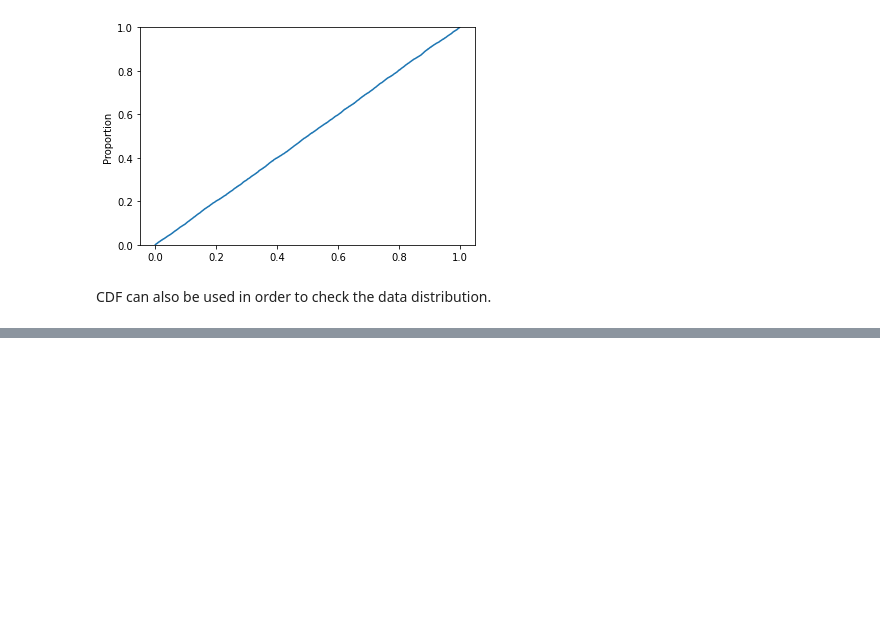
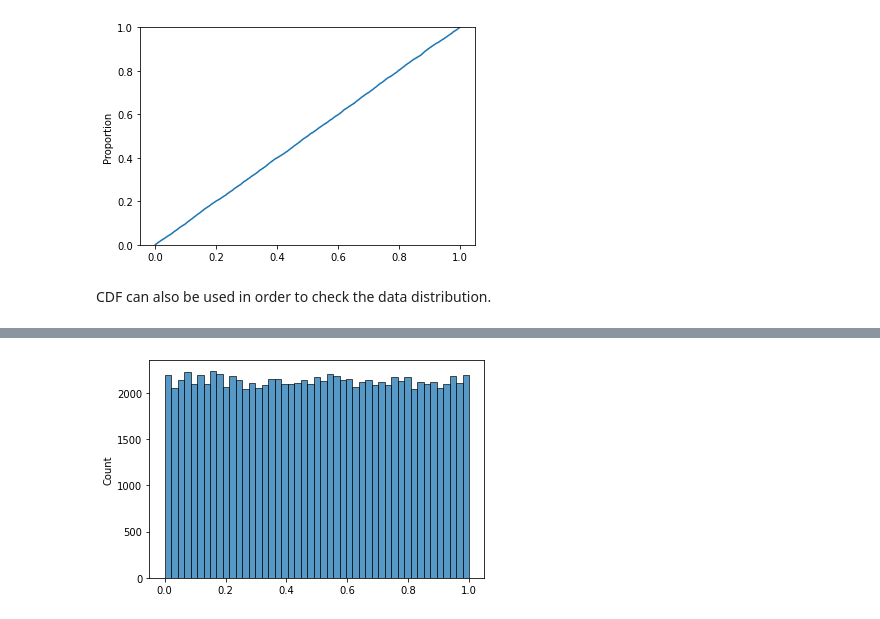
Before and after one commit to Starburned7/Probability-Statistic, a Jupyter notebook: 3-random_variables_PMF_CDF.ipynb, the cells around one changed output, grey strips where cells are left out. Cells and saved outputs as stored; diff of their text form; code cells hidden in the pictures; blank space fills up the shorter version.

```diff
--- a/3-random_variables_PMF_CDF.ipynb
+++ b/3-random_variables_PMF_CDF.ipynb
@@ -136,0 +149,4 @@ CDF can also be used in order to check the data distribution.
+# %%
+sns.histplot(measurements_uniform);
+# %% [output]
+[figure, added]
```
Also changed, not shown: parts of 6 cells of this notebook.
